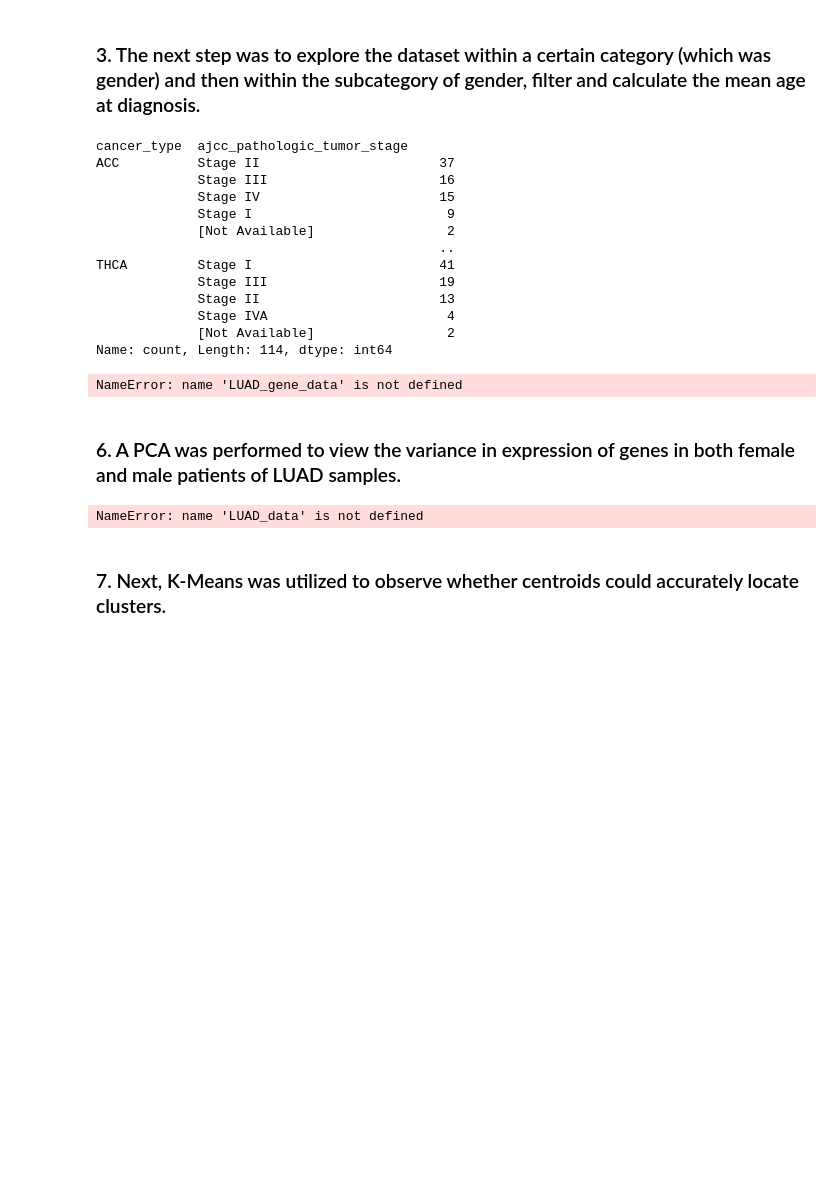
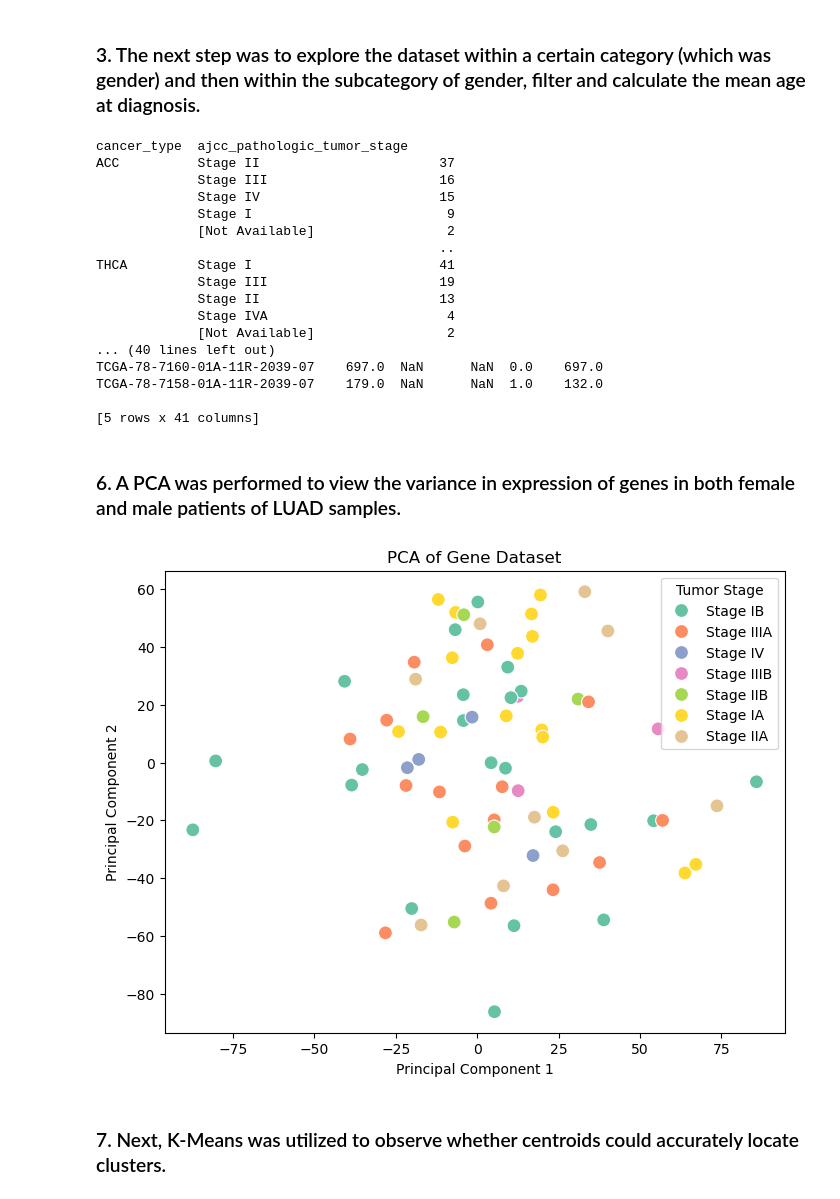
Before and after one commit to smgroves/Module-4-Cancer, a Jupyter notebook: code/Module 4 Template.ipynb, the cells around one changed output. Cells and saved outputs as stored; diff of their text form; code cells hidden in the pictures; blank space fills up the shorter version.

```diff
--- a/code/Module 4 Template.ipynb
+++ b/code/Module 4 Template.ipynb
@@ -125,12 +125,13 @@ LUAD_data = data[cancer_samples]
 # %%
 sustained_growth_genes = ['EGFR','KRAS','BRAF','PIK3CA','AKT1', 'MYC']
 evade_growth_suppression_genes = ['TP53','RB1','CDKN2A','PTEN','SMAD4','APC']
+total_growth_genes = ['EGFR','KRAS','BRAF','PIK3CA','AKT1', 'MYC','TP53','RB1','CDKN2A','PTEN','SMAD4','APC']
 
 # .loc[] is the method to subset by index labels
 # .iloc[] will subset by index position (integer location) instead
 LUAD_sustained_growth_data = LUAD_data.loc[sustained_growth_genes]
 LUAD_evade_suppression_data = LUAD_data.loc[evade_growth_suppression_genes]
-
+LUAD_gene_data = LUAD_data.loc[total_growth_genes]
 # Filtering data by tumor stage
 # %% [markdown]
 ### 3. The next step was to explore the dataset within a certain category (which was gender) and then within the subcategory of gender, filter and calculate the mean age at diagnosis.
@@ -158,40 +159,43 @@ THCA         Stage I                        41
              Stage II                       13
              Stage IVA                       4
              [Not Available]                 2
-Name: count, Length: 114, dtype: int64
+... (40 lines left out)
+TCGA-78-7160-01A-11R-2039-07    697.0  NaN      NaN  0.0    697.0
+TCGA-78-7158-01A-11R-2039-07    179.0  NaN      NaN  1.0    132.0
+
+[5 rows x 41 columns]
-NameError: name 'LUAD_gene_data' is not defined
 # %% [markdown]
 ### 6. A PCA was performed to view the variance in expression of genes in both female and male patients of LUAD samples.
 # %%
 import pandas as pd
 import numpy as np
 import matplotlib.pyplot as plt
 from sklearn.cluster import KMeans
 import seaborn as sns
 from sklearn.decomposition import PCA
 
 # AI was utilized to debug errors
 
 # Complete a PCA of the subsetted gene data
 X = LUAD_data.T
 
 pca = PCA(n_components=2)
 X_pca = pca.fit_transform(X)
 plt.figure(figsize=(8, 6))
 sns.scatterplot(x=X_pca[:, 0],
                 y=X_pca[:, 1],
                 hue = LUAD_merged['ajcc_pathologic_tumor_stage'], # Observe the variance in both male and female patients
 
 
                 palette="Set2",
                 s=100)
 plt.title("PCA of Gene Dataset")
 plt.xlabel("Principal Component 1")
 plt.ylabel("Principal Component 2")
-plt.legend(title="Gene Type")
+plt.legend(title="Tumor Stage")
 plt.show()
 # %% [output]
-NameError: name 'LUAD_data' is not defined
+[figure, added]
 # %% [markdown]
 ### 7. Next, K-Means was utilized to observe whether centroids could accurately locate clusters.
 # %%
```
Also changed, not shown: parts of 7 cells of this notebook.
